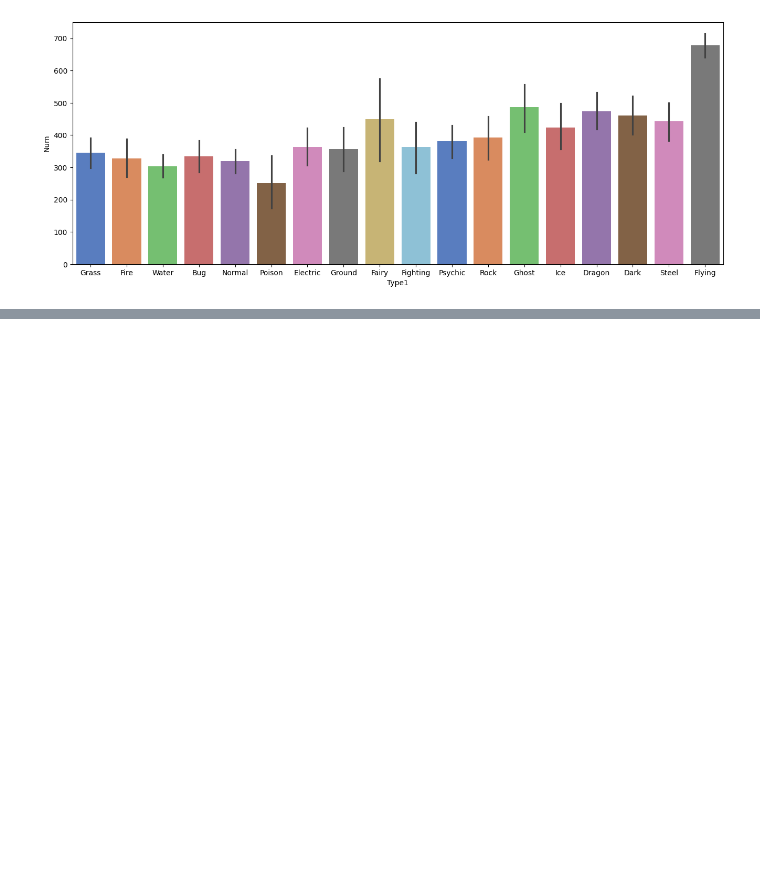
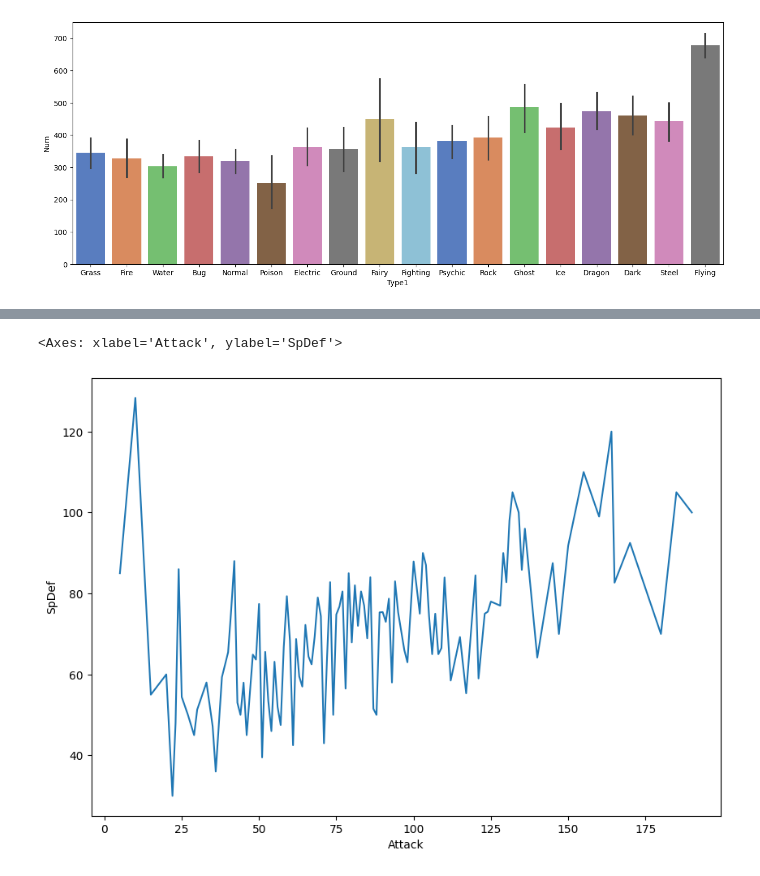
Before and after one commit to maketas1/proyectos, a Jupyter notebook: pokemon.ipynb, the cells around one changed output, grey strips where cells are left out. Cells and saved outputs as stored; diff of their text form; code cells hidden in the pictures; blank space fills up the shorter version.

```diff
--- a/pokemon.ipynb
+++ b/pokemon.ipynb
@@ -171,0 +205,11 @@ sns.barplot(
+# %%
+fig, ax = plt.subplots(figsize=(10, 7))
+sns.lineplot(
+    data=df1,
+    x='Attack',
+    y='SpDef',
+    errorbar=None
+)
+# %% [output]
+<Axes: xlabel='Attack', ylabel='SpDef'>
+[figure, added]
```
Also changed, not shown: parts of 5 cells of this notebook.
